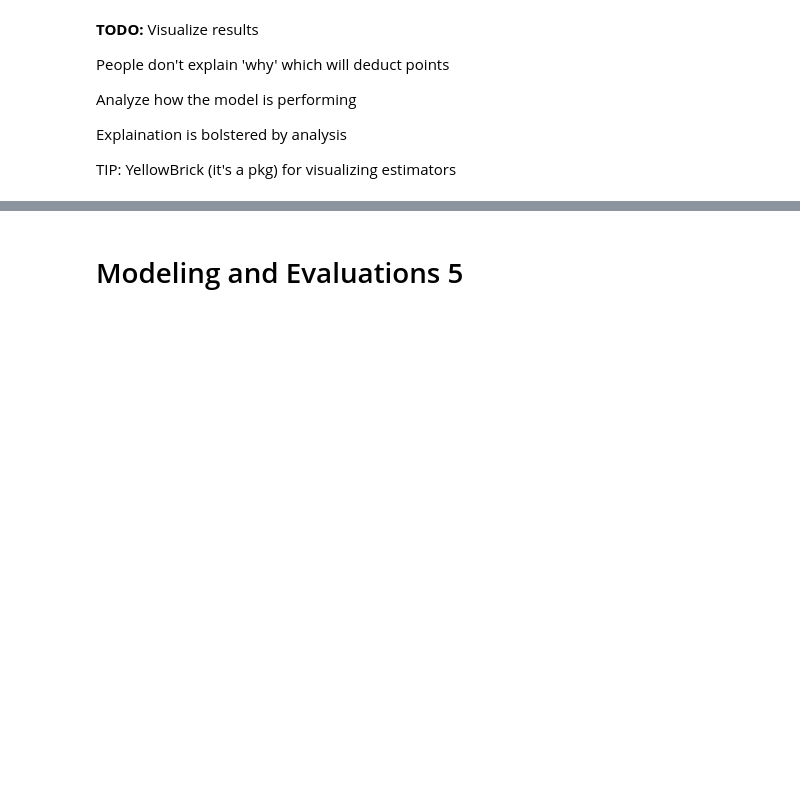
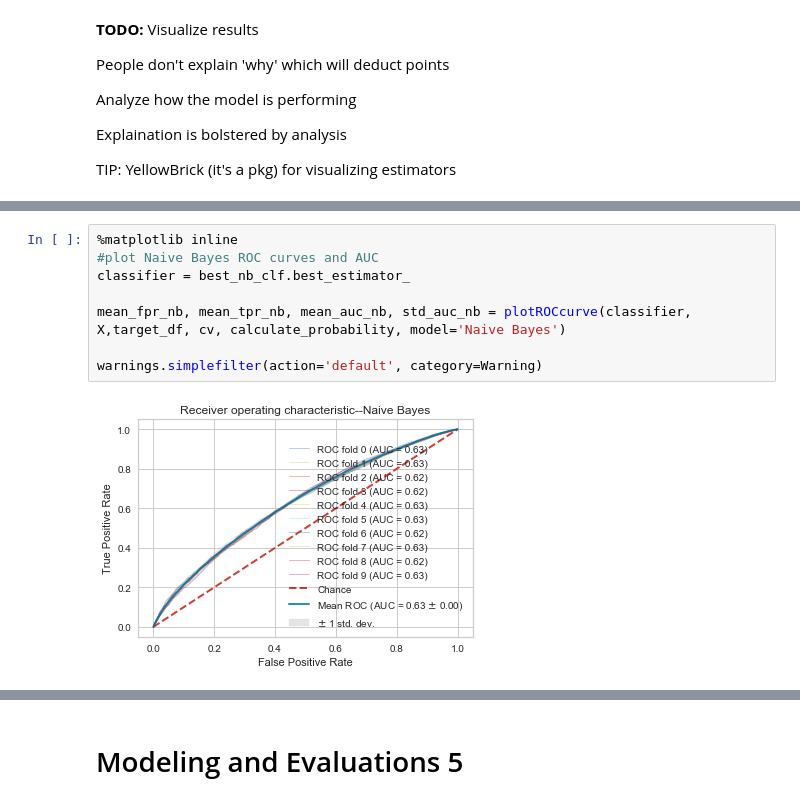
Before and after one commit to sachinac/ML7331, a Jupyter notebook: msds_7331_lab_2_v01.ipynb, the cells around one changed output, grey strips where cells are left out. Saved outputs shown, nothing was run; the diff lists cells and outputs as text; blank space fills up the shorter version.

```diff
--- a/msds_7331_lab_2_v01.ipynb
+++ b/msds_7331_lab_2_v01.ipynb
@@ -1100,0 +1210,10 @@ mean_fpr_rf, mean_tpr_rf, mean_auc_rf, std_auc_rf = plotROCcurve(classifier, X,t
+# %%
+%matplotlib inline
+#plot Naive Bayes ROC curves and AUC
+classifier = best_nb_clf.best_estimator_
+
+mean_fpr_nb, mean_tpr_nb, mean_auc_nb, std_auc_nb = plotROCcurve(classifier, X,target_df, cv, calculate_probability, model='Naive Bayes')
+
+warnings.simplefilter(action='default', category=Warning)
+# %% [output]
+[figure, added]
```
Also changed, not shown: parts of 22 cells of this notebook.
